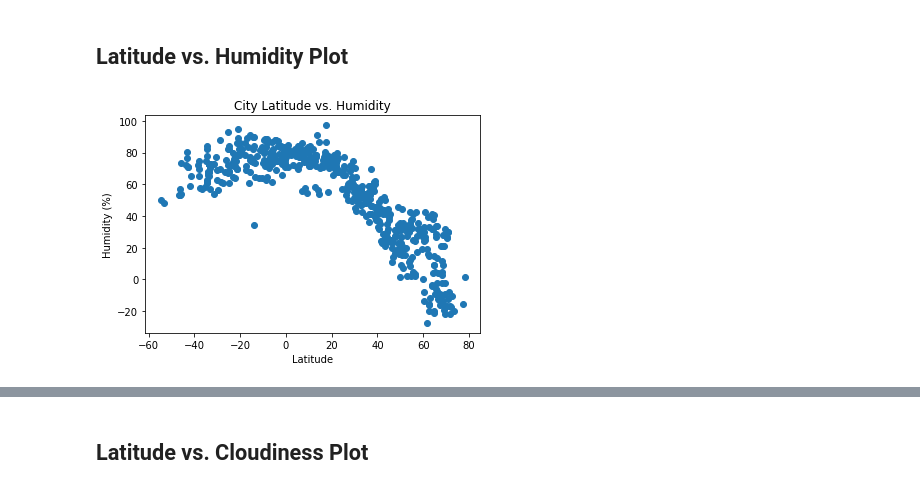
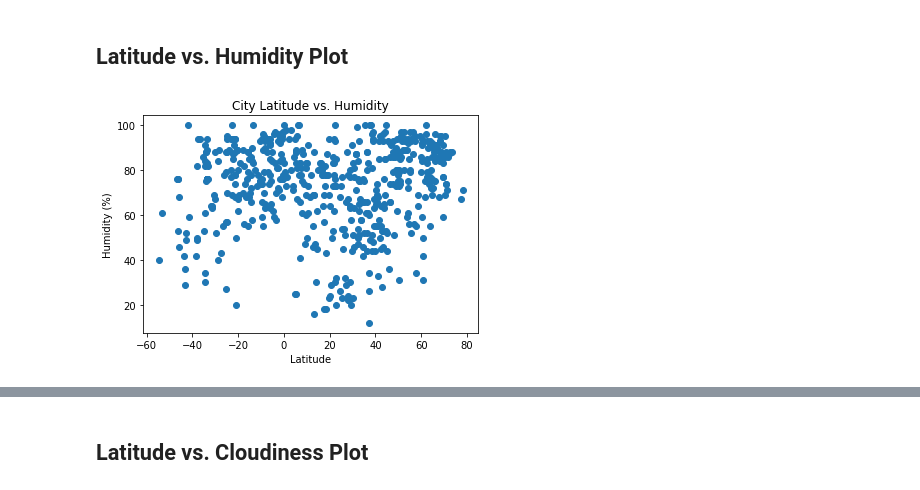
Before and after one commit to ccgrace/python-api-challenge, a Jupyter notebook: WeatherPy/WeatherPy.ipynb, the cells around one changed output, grey strips where cells are left out. Cells and saved outputs as stored; diff of their text form; code cells hidden in the pictures.

```diff
--- a/WeatherPy/WeatherPy.ipynb
+++ b/WeatherPy/WeatherPy.ipynb
@@ -214,9 +214,9 @@ plt.title("City Latitude vs. Max Tempurature");
 # %%
 x_axis_lh = city_wx["Lat"]
 y_axis_lh = city_wx["Humidity"]
-plt.scatter(x_axis_lt, y_axis_lt)
+plt.scatter(x_axis_lh, y_axis_lh)
 plt.xlabel("Latitude")
 plt.ylabel("Humidity (%)")
 plt.title("City Latitude vs. Humidity");
 # %% [output]
-[figure, old version]
+[figure, new version]
```
Also changed, not shown: parts of 3 cells of this notebook.
